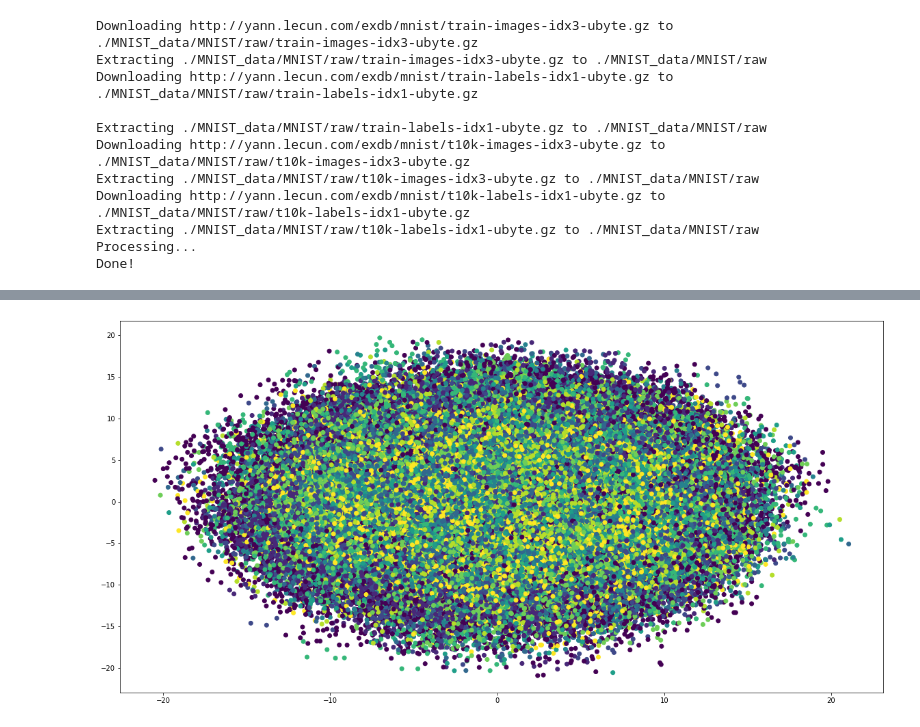
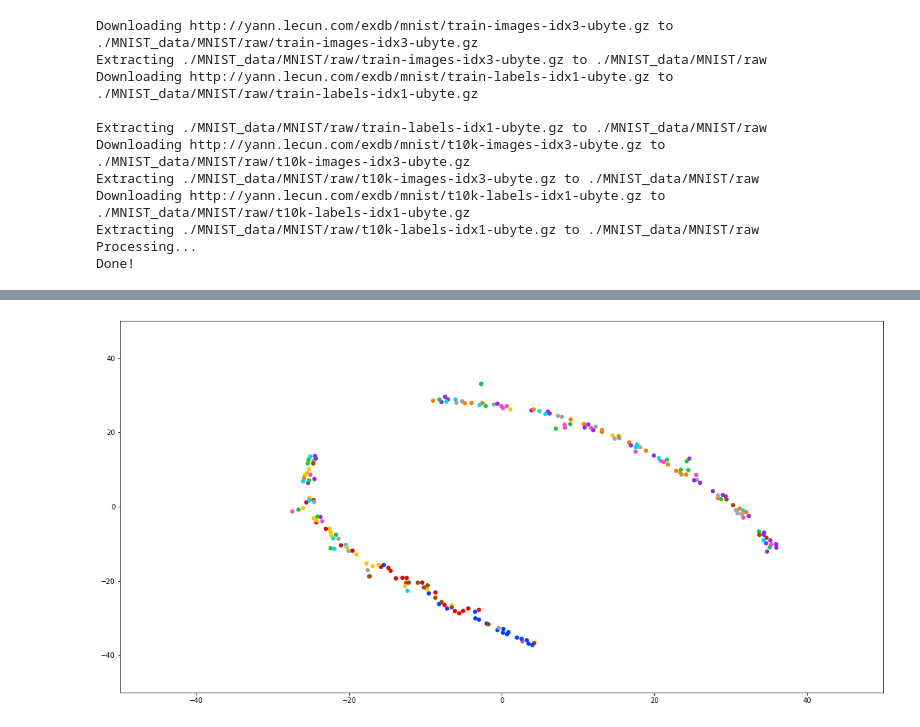
Before and after one commit to mgorshkov/NNHomeworks, a Jupyter notebook: Homework4/ae.ipynb, the cells around one changed output, grey strips where cells are left out. Saved outputs shown, nothing was run; the diff lists cells and outputs as text; code cells hidden in the pictures.

Commit message:
TSNE visualization fix

```diff
--- a/Homework4/ae.ipynb
+++ b/Homework4/ae.ipynb
@@ -234,14 +236,19 @@ plt.show()
 # %%
-from sklearn.manifold import TSNE
-tsne = TSNE(n_components=2, perplexity=30.0)
+def show_tsne(model):
+    tsne = TSNE(n_components=2, perplexity=10.0)
+    data, y = next(iter(train_loader))
+    data = data.reshape(-1,28*28)
+    result = model.E(data).detach().numpy()
+    tsne_transformed = tsne.fit_transform(result)
+    num_classes = len(np.unique(y))
+    palette = np.array(sns.color_palette("bright", num_classes))
 
-for data, y in train_loader:
-  data = data.reshape(-1,28*28)
-  result = models[32].E(data)
-  tsne_transformed = tsne.fit_transform(result.cpu().detach().numpy())
+    plt.scatter(tsne_transformed[:,0], tsne_transformed[:,1], lw=0, s=40, c=palette[y.numpy().astype(np.int)])
+    plt.xlim(-50, 50)
+    plt.ylim(-50, 50)
 
-  plt.scatter(tsne_transformed[:,0], tsne_transformed[:,1], c=y)
-
-plt.show()
+    plt.show()
-# %% [output]
-[figure, removed]
+# %%
+show_tsne(models[2])
+# %% [output]
+[figure, added]
```
Also changed, not shown: parts of 4 cells of this notebook.
